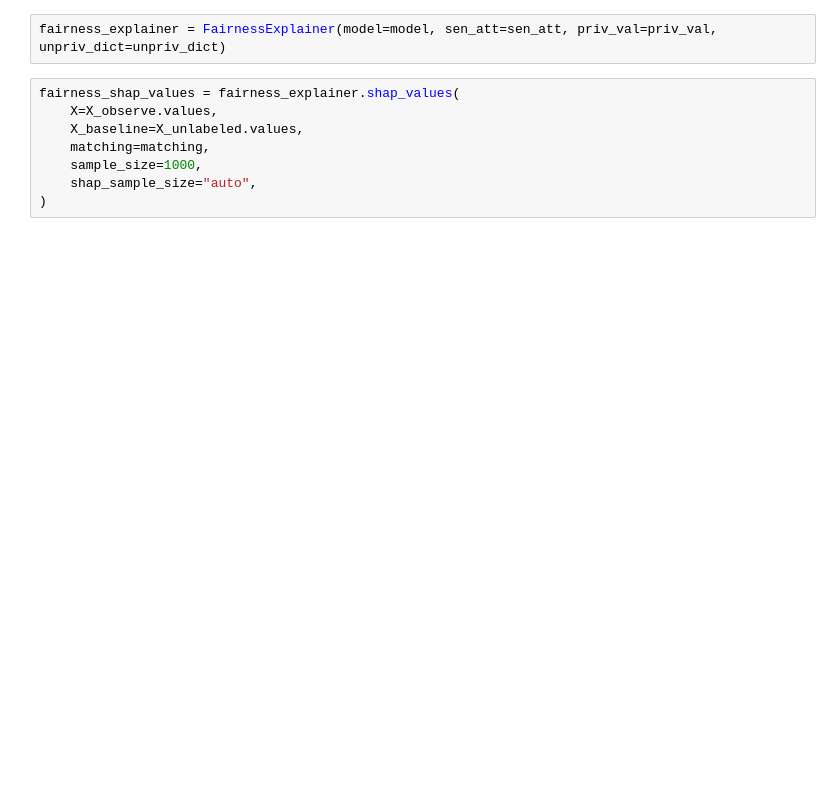
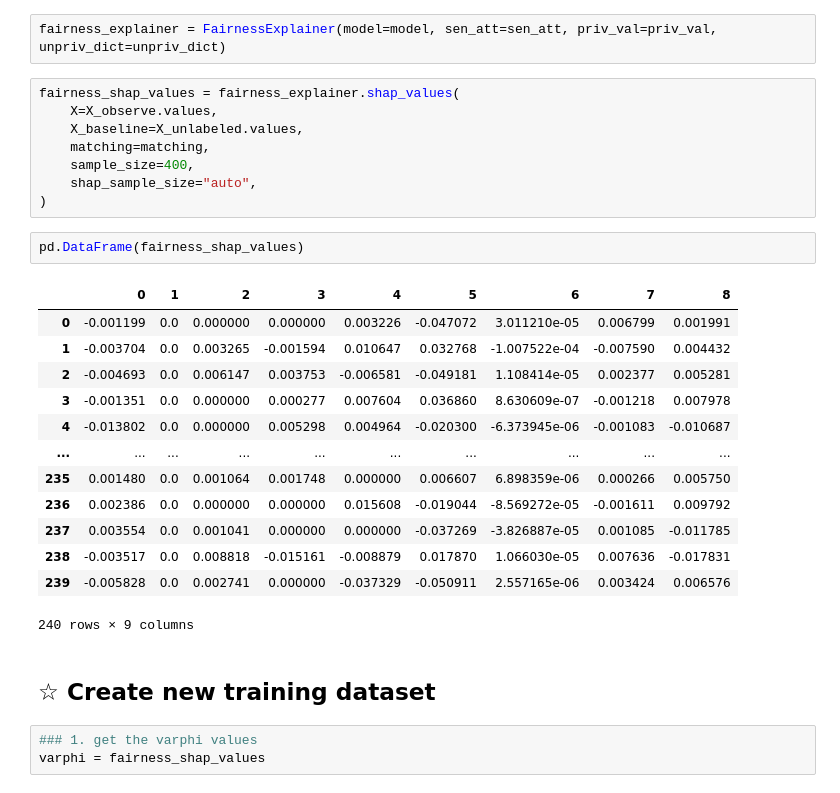
Before and after one commit to youlei202/FairSHAP, a Jupyter notebook: poc_german_credit.ipynb, the cells around one changed output. Cells and saved outputs as stored; diff of their text form; blank space fills up the shorter version.

```diff
--- a/poc_german_credit.ipynb
+++ b/poc_german_credit.ipynb
@@ -122,6 +289,27 @@ fairness_shap_values = fairness_explainer.shap_values(
     X=X_observe.values,
     X_baseline=X_unlabeled.values,
     matching=matching,
-    sample_size=1000,
+    sample_size=400,
     shap_sample_size="auto",
 )
+# %%
+pd.DataFrame(fairness_shap_values)
+# %% [output]
+|  | 0 | 1 | 2 | 3 | 4 | 5 | 6 | 7 | 8 |
+| 0 | -0.001199 | 0.0 | 0.000000 | 0.000000 | 0.003226 | -0.047072 | 3.011210e-05 | 0.006799 | 0.001991 |
+| 1 | -0.003704 | 0.0 | 0.003265 | -0.001594 | 0.010647 | 0.032768 | -1.007522e-04 | -0.007590 | 0.004432 |
+| 2 | -0.004693 | 0.0 | 0.006147 | 0.003753 | -0.006581 | -0.049181 | 1.108414e-05 | 0.002377 | 0.005281 |
+| 3 | -0.001351 | 0.0 | 0.000000 | 0.000277 | 0.007604 | 0.036860 | 8.630609e-07 | -0.001218 | 0.007978 |
+| 4 | -0.013802 | 0.0 | 0.000000 | 0.005298 | 0.004964 | -0.020300 | -6.373945e-06 | -0.001083 | -0.010687 |
+| ... | ... | ... | ... | ... | ... | ... | ... | ... | ... |
+| 235 | 0.001480 | 0.0 | 0.001064 | 0.001748 | 0.000000 | 0.006607 | 6.898359e-06 | 0.000266 | 0.005750 |
+| 236 | 0.002386 | 0.0 | 0.000000 | 0.000000 | 0.015608 | -0.019044 | -8.569272e-05 | -0.001611 | 0.009792 |
+| 237 | 0.003554 | 0.0 | 0.001041 | 0.000000 | 0.000000 | -0.037269 | -3.826887e-05 | 0.001085 | -0.011785 |
+| 238 | -0.003517 | 0.0 | 0.008818 | -0.015161 | -0.008879 | 0.017870 | 1.066030e-05 | 0.007636 | -0.017831 |
+| 239 | -0.005828 | 0.0 | 0.002741 | 0.000000 | -0.037329 | -0.050911 | 2.557165e-06 | 0.003424 | 0.006576 |
+240 rows × 9 columns
+# %% [markdown]
+## ☆ Create new training dataset
+# %%
+### 1. get the varphi values
+varphi = fairness_shap_values
```
Also changed, not shown: parts of 30 cells of this notebook, 1 other file.
